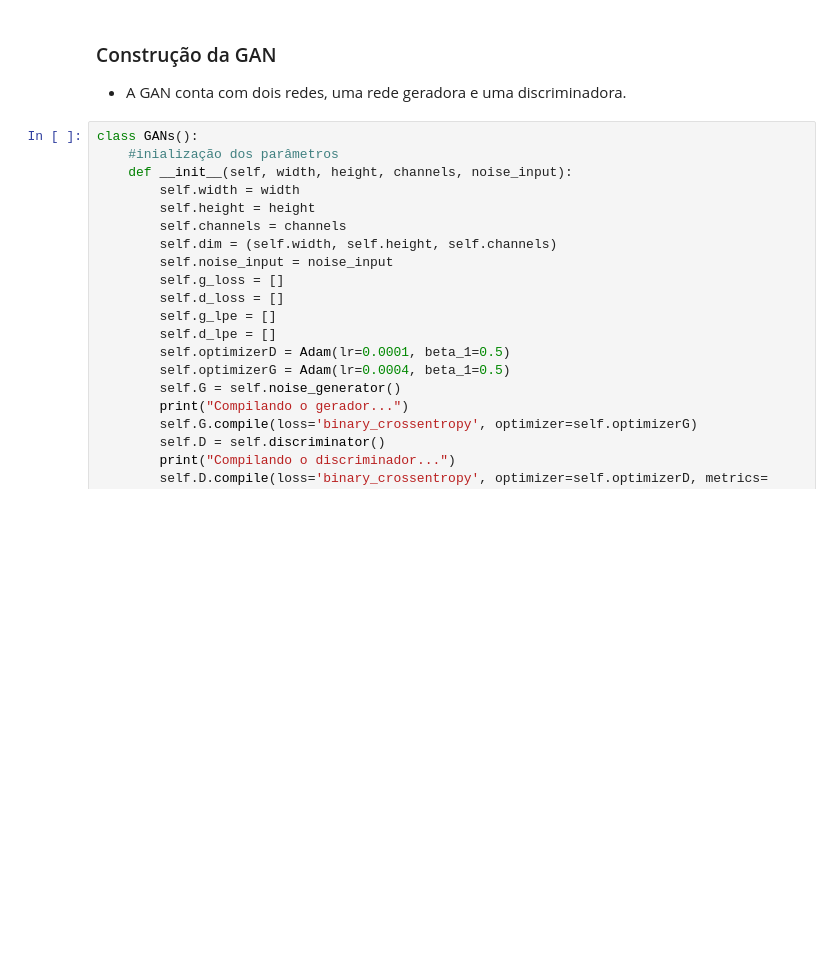
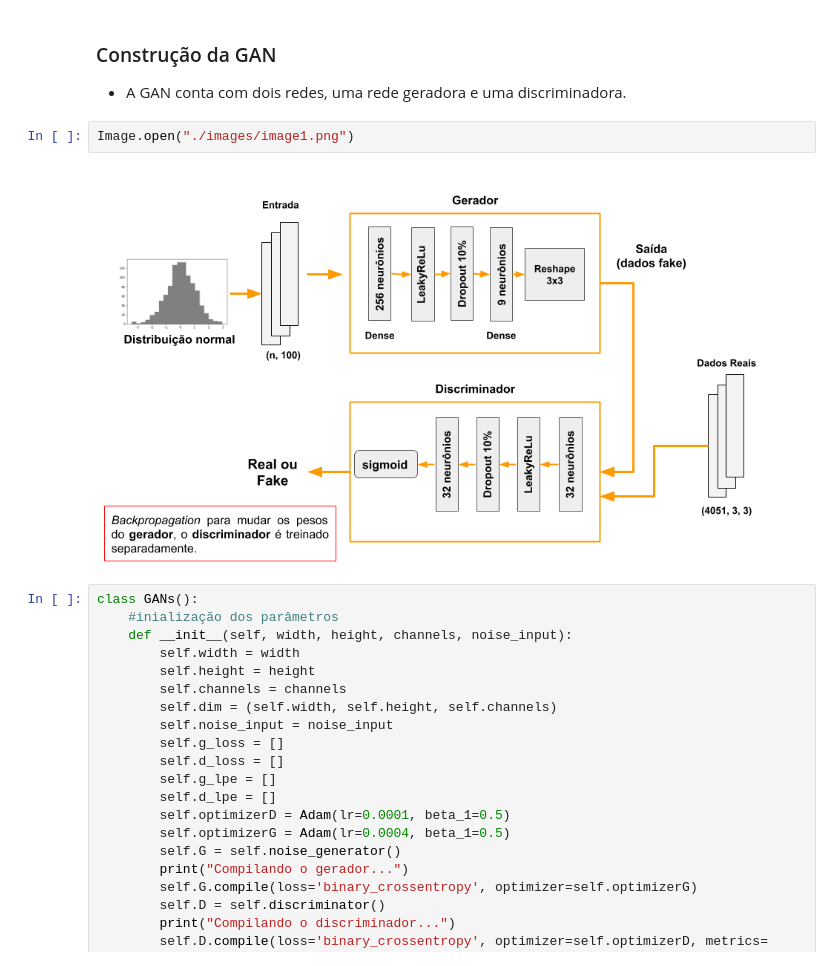
Before and after one commit to ejrueda/MasterUFPA, a Jupyter notebook: Proyectos/BioInformática/GANs-genoma.ipynb, the cells around one changed output. Drawn from its saved outputs; the diff is of its cells as text; blank space fills up the shorter version.

```diff
--- a/Proyectos/BioInformática/GANs-genoma.ipynb
+++ b/Proyectos/BioInformática/GANs-genoma.ipynb
@@ -100,6 +103,10 @@ plt.legend();
 # %% [markdown]
 ### Construção da GAN
 - A GAN conta com dois redes, uma rede geradora e uma discriminadora.
+# %%
+Image.open("./images/image1.png")
+# %% [output]
+[figure, added]
 # %%
 class GANs():
     #inialização dos parâmetros
```
Also changed, not shown: parts of 15 cells of this notebook, 6 other files.
